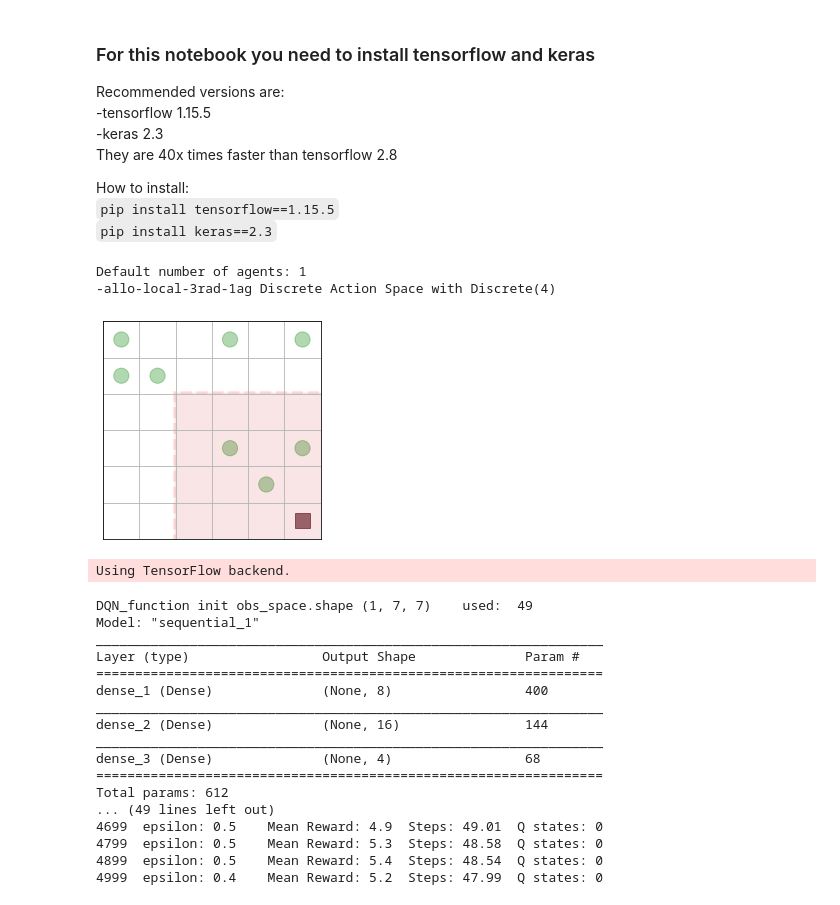
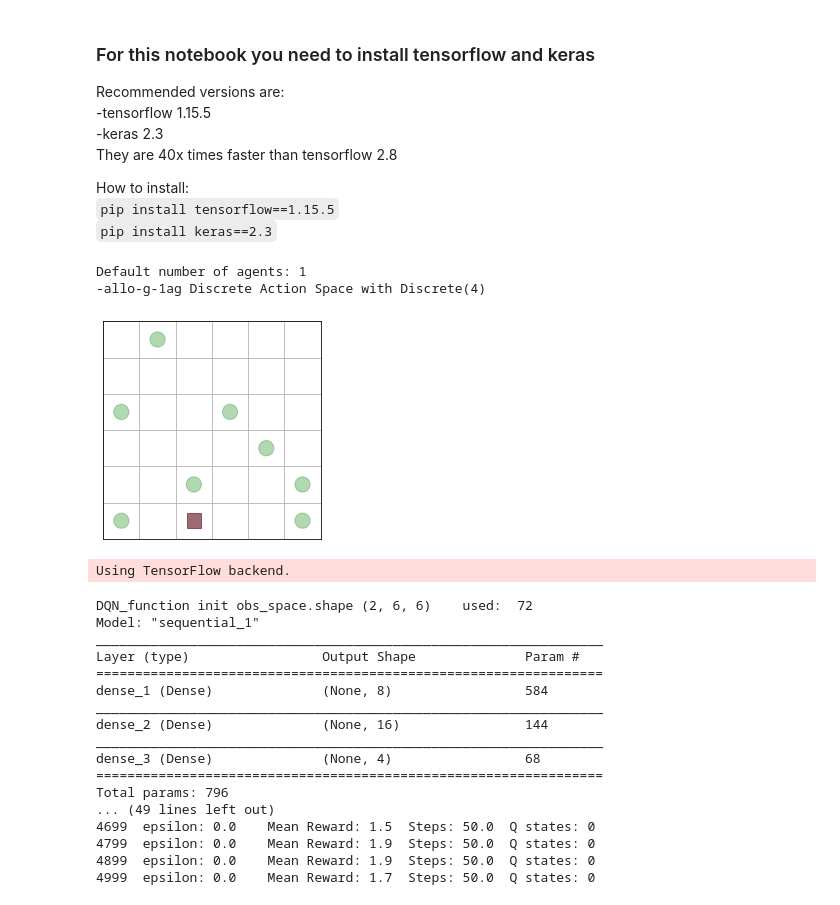
Before and after one commit to santmarti/SDIC-Code, a Jupyter notebook: notebooks/06-DQN_NoExpReplay.ipynb, the cells around one changed output. Drawn from its saved outputs; the diff is of its cells as text; code cells hidden in the pictures.

```diff
--- a/notebooks/06-DQN_NoExpReplay.ipynb
+++ b/notebooks/06-DQN_NoExpReplay.ipynb
@@ -148,39 +148,38 @@ def Q_learning(env, learning_rate=0.3, discount_factor=0.9, num_episodes=5000, n
 # %%
 conf = {"name": "FinalGrid", "rows": 6, "cols": 6,
         "food": 8,
         "action_mode": ACT_MODE.ALLOCENTRIC,
-        "obs_mode": OBS_MODE.LOCAL,
-        "obs_radius": 3,
+        "obs_mode": OBS_MODE.GLOBAL,
         "term_mode": "empty",
         "max_steps": 50,
         }
 
 env = Environment(conf)
-
 env.render()
 # %% [output]
 Default number of agents: 1
--allo-local-3rad-1ag Discrete Action Space with Discrete(4)
+-allo-g-1ag Discrete Action Space with Discrete(4)
-[figure, old version]
+[figure, new version]
 # %%
-params_qlearn = {"learning_rate":0.1, "discount_factor":0.95, "num_episodes":5000, "num_episodes_end":9000}
+n_epi = 5000
+params_qlearn = {"learning_rate":0.08, "discount_factor":0.98, "num_episodes":n_epi, "num_episodes_end":n_epi-500}
 q_func = Q_learning(env, **params_qlearn, Q_function_class=DQN_function)
 # %% [output]
 Using TensorFlow backend.
-DQN_function init obs_space.shape (1, 7, 7)    used:  49
+DQN_function init obs_space.shape (2, 6, 6)    used:  72
 Model: "sequential_1"
 _________________________________________________________________
 Layer (type)                 Output Shape              Param #
 =================================================================
-dense_1 (Dense)              (None, 8)                 400
+dense_1 (Dense)              (None, 8)                 584
 _________________________________________________________________
 dense_2 (Dense)              (None, 16)                144
 _________________________________________________________________
 dense_3 (Dense)              (None, 4)                 68
 =================================================================
-Total params: 612
+Total params: 796
 ... (49 lines left out)
-4699  epsilon: 0.5    Mean Reward: 4.9  Steps: 49.01  Q states: 0
-4799  epsilon: 0.5    Mean Reward: 5.3  Steps: 48.58  Q states: 0
-4899  epsilon: 0.5    Mean Reward: 5.4  Steps: 48.54  Q states: 0
-4999  epsilon: 0.4    Mean Reward: 5.2  Steps: 47.99  Q states: 0
+4699  epsilon: 0.0    Mean Reward: 1.5  Steps: 50.0  Q states: 0
+4799  epsilon: 0.0    Mean Reward: 1.9  Steps: 50.0  Q states: 0
+4899  epsilon: 0.0    Mean Reward: 1.9  Steps: 50.0  Q states: 0
+4999  epsilon: 0.0    Mean Reward: 1.7  Steps: 50.0  Q states: 0
```
Also changed, not shown: 1 other file.
